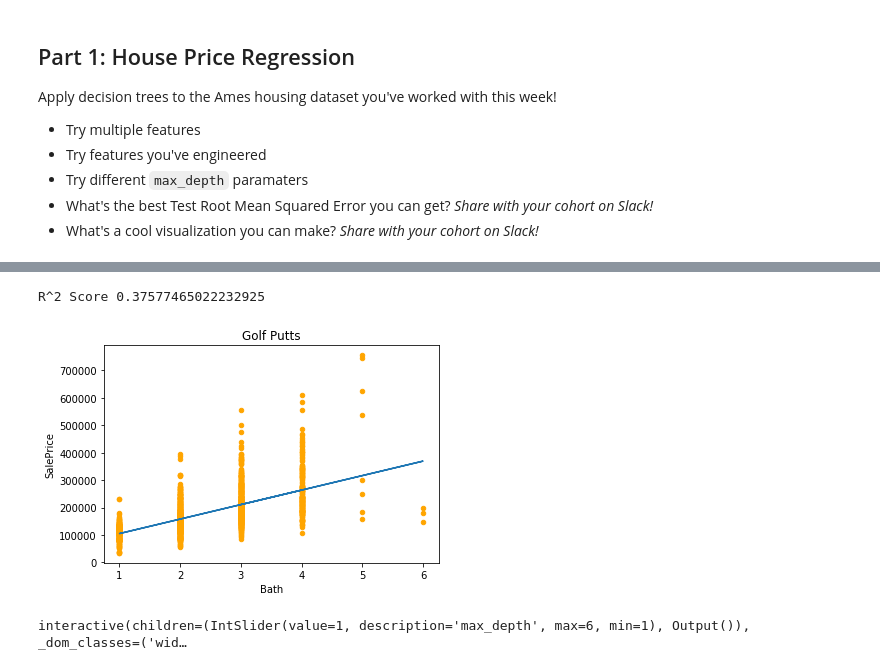
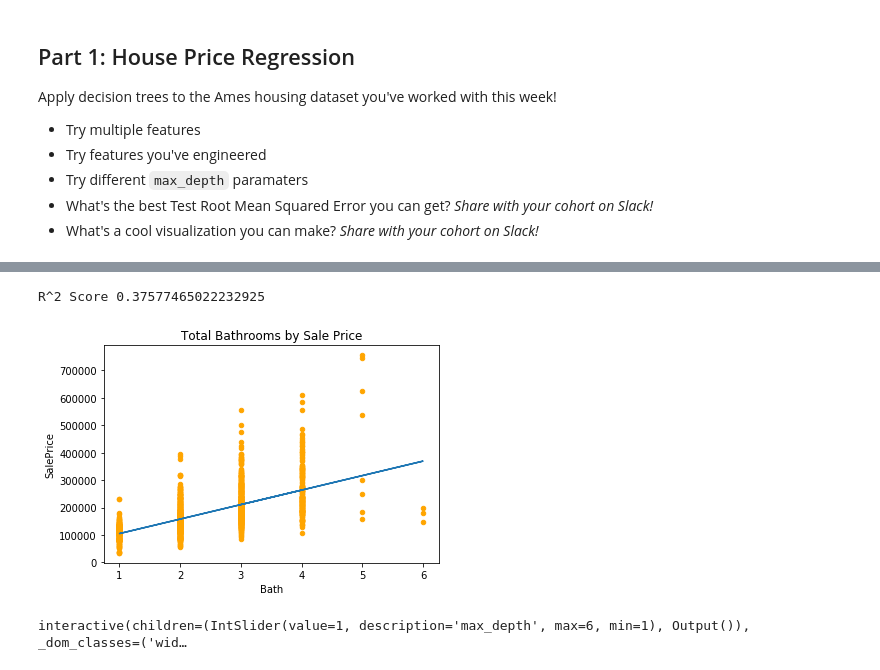
Before and after one commit to LambdaSchool/DS-Unit-2-Sprint-2-Regression, a Jupyter notebook: module4-decision-trees/LS_DS_411A_Decision_Trees.ipynb, the cells around one changed output, grey strips where cells are left out. Saved outputs shown, nothing was run; the diff lists cells and outputs as text; code cells hidden in the pictures.

```diff
--- a/module4-decision-trees/LS_DS_411A_Decision_Trees.ipynb
+++ b/module4-decision-trees/LS_DS_411A_Decision_Trees.ipynb
@@ -81,17 +104,17 @@ putts_y = df['SalePrice']
 # %%
 %matplotlib inline
 import matplotlib.pyplot as plt
 
 
 putts_y = df['SalePrice']
 lr = LinearRegression()
 lr.fit(putts_X, putts_y)
 print('R^2 Score', lr.score(putts_X, putts_y))
-ax = df.plot('Bath','SalePrice', kind='scatter', title='Golf Putts', color='orange')
+ax = df.plot('Bath','SalePrice', kind='scatter', title='Total Bathrooms by Sale Price', color='orange')
 ax.plot(putts_X, lr.predict(putts_X));
 # %% [output]
 R^2 Score 0.37577465022232925
-[figure, old version]
+[figure, new version]
 # %%
 %matplotlib inline
 import matplotlib.pyplot as plt
```
Also changed, not shown: parts of 13 cells of this notebook.
